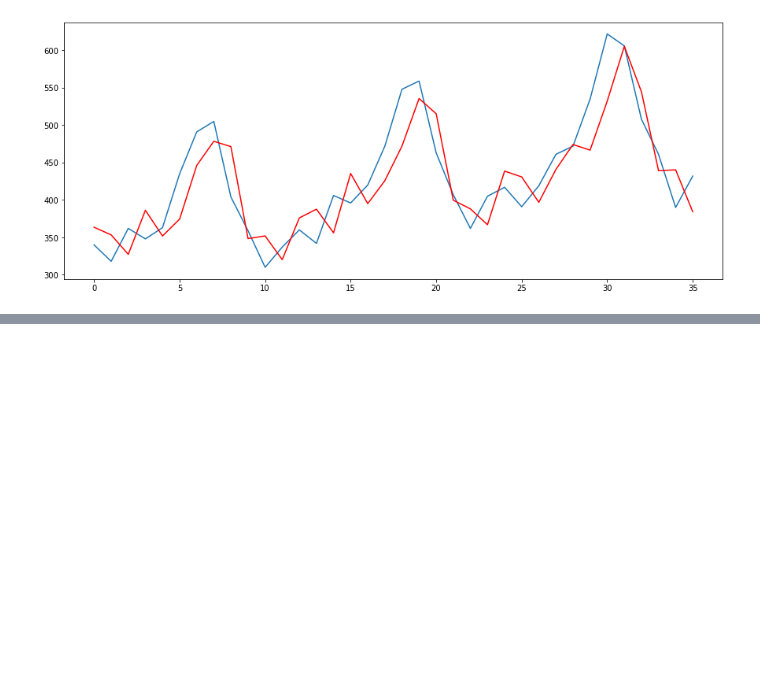
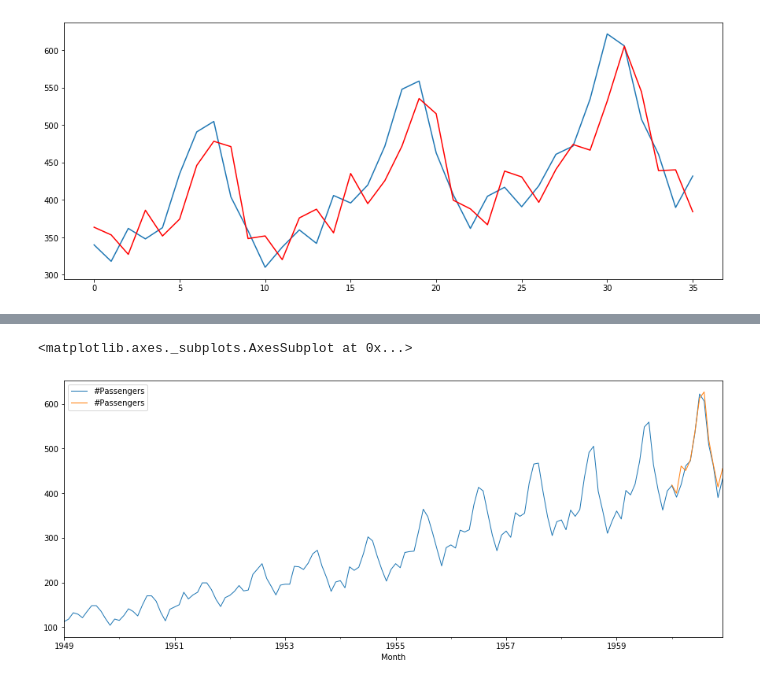
Before and after one commit to gustavosdo/CursosOnline, a Jupyter notebook: SeriesTemporaisPython/Notebooks/Cap4_Previsao.ipynb, the cells around one changed output, grey strips where cells are left out. Drawn from its saved outputs; the diff is of its cells as text; code cells hidden in the pictures; blank space fills up the shorter version.

```diff
--- a/SeriesTemporaisPython/Notebooks/Cap4_Previsao.ipynb
+++ b/SeriesTemporaisPython/Notebooks/Cap4_Previsao.ipynb
@@ -407,0 +458,6 @@ Previsto = 384.246765, esperado = 432.000000
+# %%
+# Comparando todos os dados com a previsão
+pd.concat([ts, fcast], axis = 1).plot(linewidth = 1)
+# %% [output]
+<matplotlib.axes._subplots.AxesSubplot at 0x...>
+[figure, added]
```
Also changed, not shown: parts of 3 cells of this notebook.
